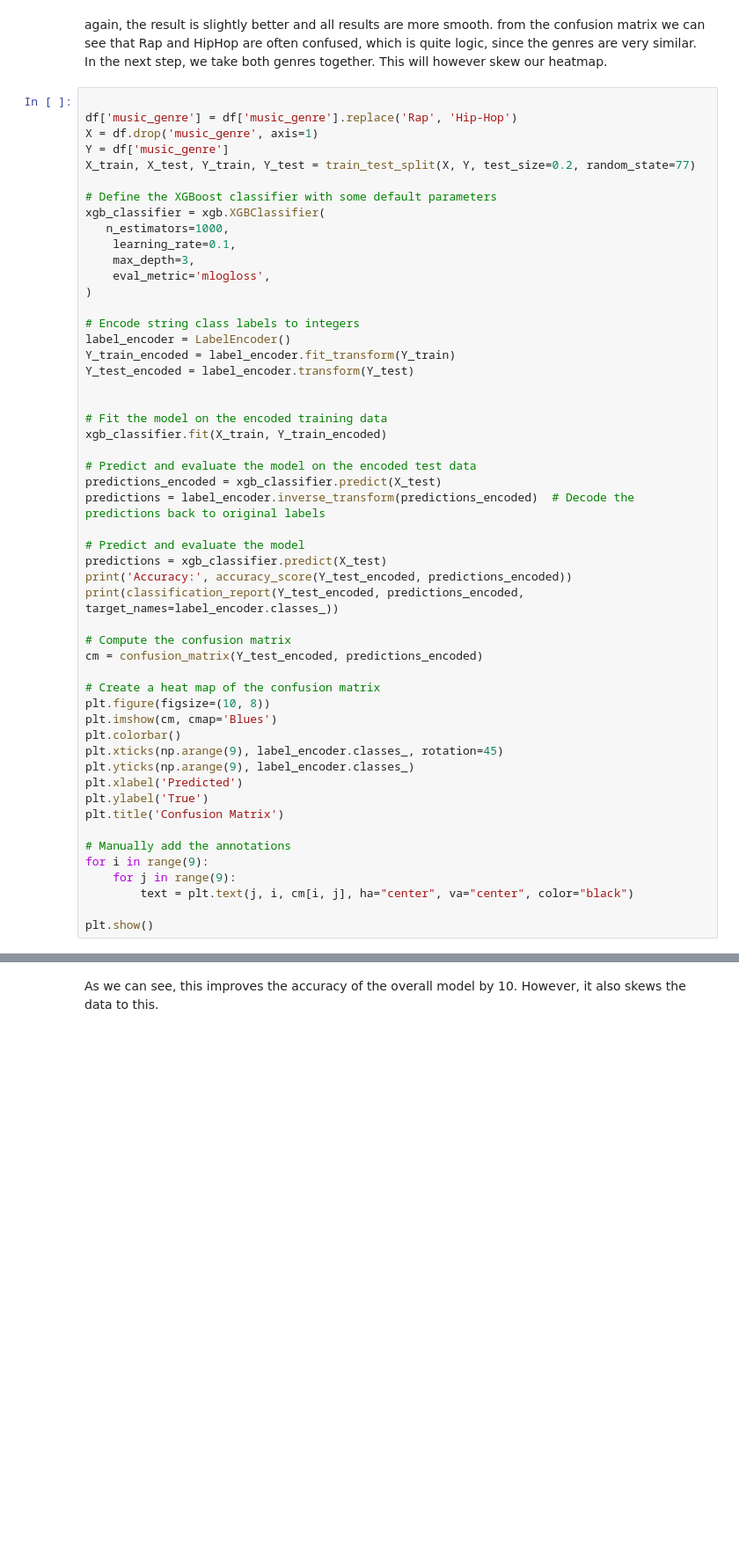
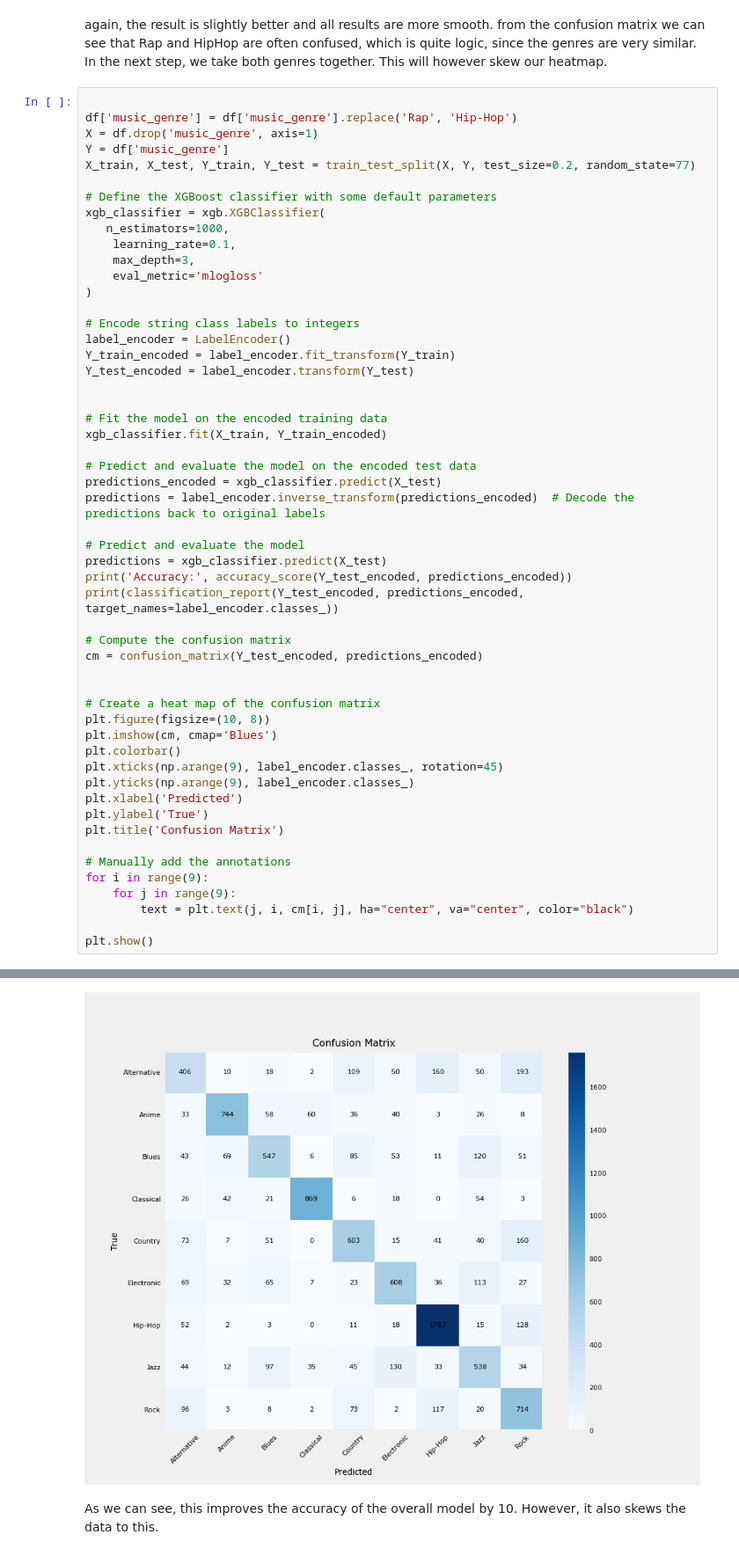
Before and after one commit to jebs77/Machine-Learning, a Jupyter notebook: project/final_implementation.ipynb, the cells around one changed output, grey strips where cells are left out. Shown at 88% size. Saved outputs shown, nothing was run; the diff lists cells and outputs as text; blank space fills up the shorter version.

```diff
--- a/project/final_implementation.ipynb
+++ b/project/final_implementation.ipynb
@@ -831,7 +817,7 @@ xgb_classifier = xgb.XGBClassifier(
    n_estimators=1000,
     learning_rate=0.1,
     max_depth=3,
-    eval_metric='mlogloss',
+    eval_metric='mlogloss'
 )
 
 # Encode string class labels to integers
@@ -855,6 +841,7 @@ print(classification_report(Y_test_encoded, predictions_encoded, target_names=la
 # Compute the confusion matrix
 cm = confusion_matrix(Y_test_encoded, predictions_encoded)
 
+
 # Create a heat map of the confusion matrix
 plt.figure(figsize=(10, 8))
 plt.imshow(cm, cmap='Blues')
@@ -871,3 +858,4 @@ for i in range(9):
         text = plt.text(j, i, cm[i, j], ha="center", va="center", color="black")
 
 plt.show()
+# %% [output]
@@ -874,2 +878,3 @@ plt.show()
+[figure, added]
 # %% [markdown]
 As we can see, this improves the accuracy of the overall model by 10. However, it also skews the data to this.
```
Also changed, not shown: parts of 8 cells of this notebook, 1 other file.
